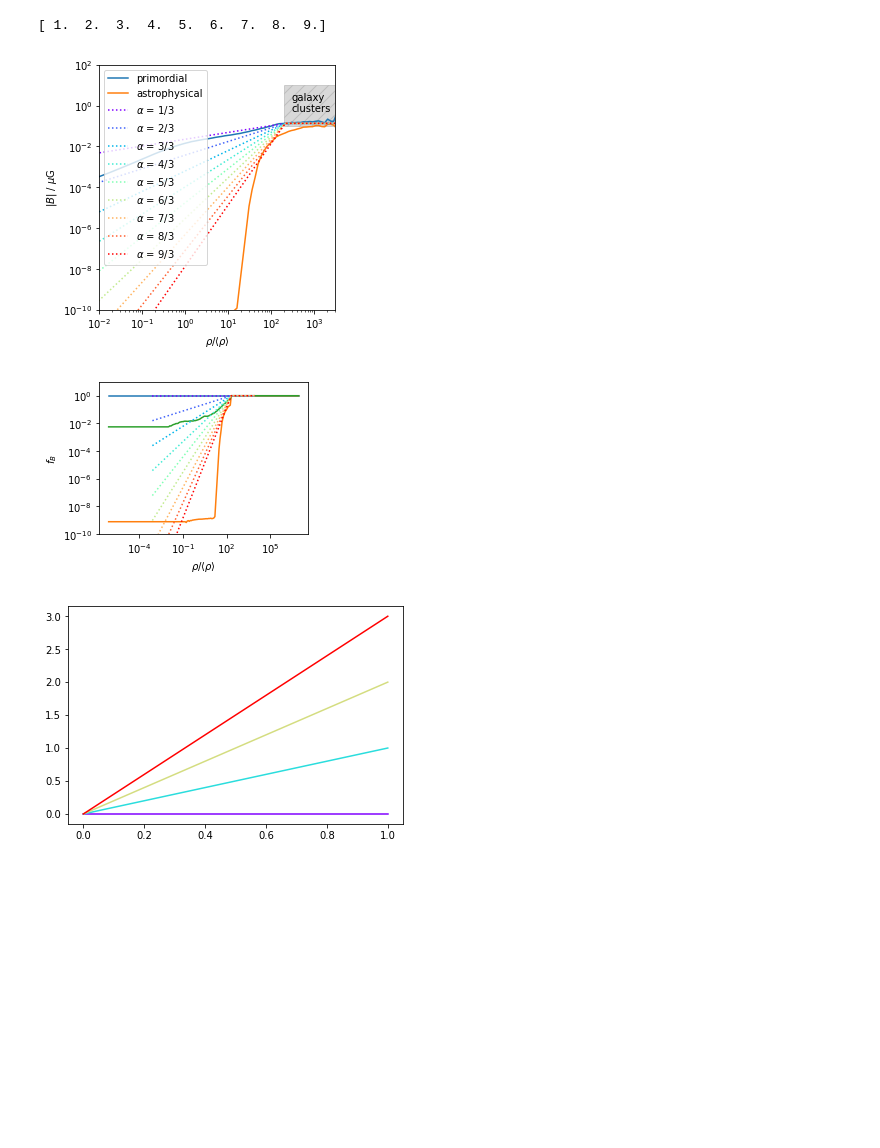
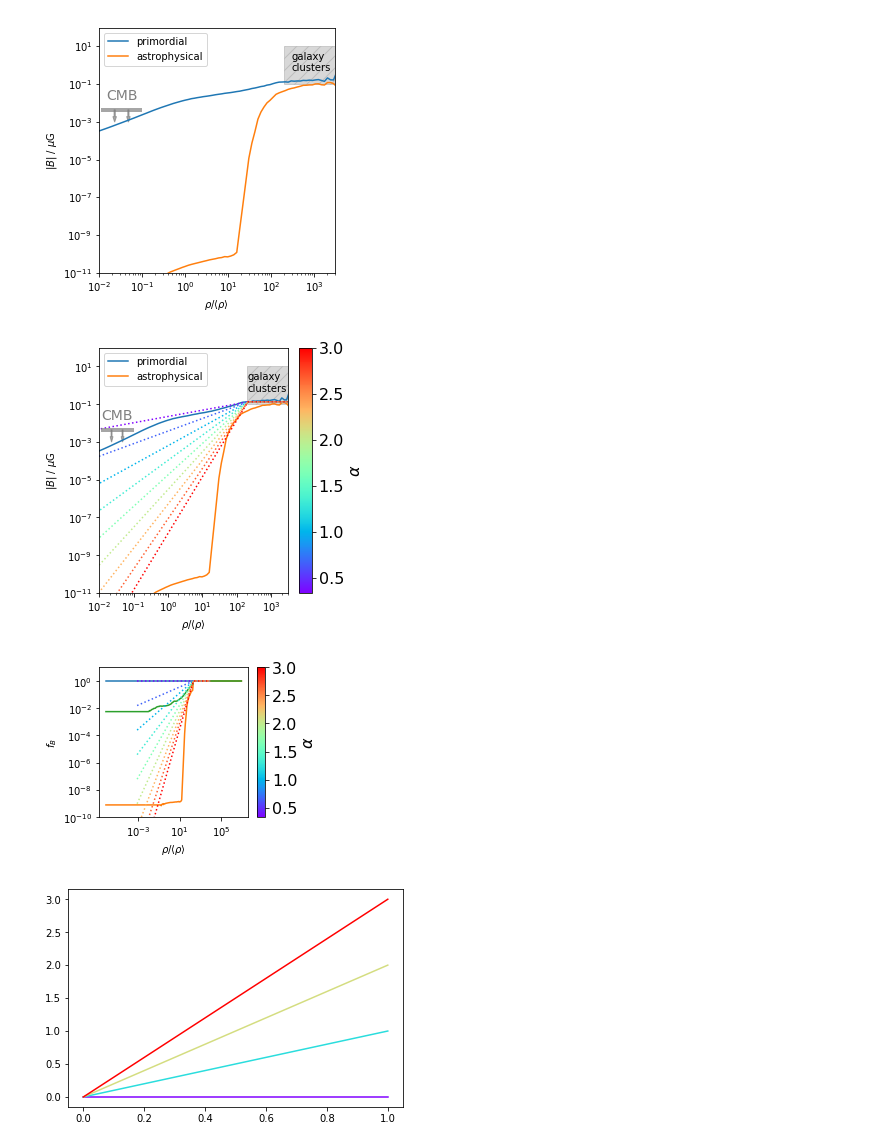
Before and after one commit to FRBs/PreFRBLE, a Jupyter notebook: notebooks/PreFRBLE_IGM_models.ipynb, the cells around one changed output. Cells and saved outputs as stored; diff of their text form; code cells hidden in the pictures; blank space fills up the shorter version.

```diff
--- a/notebooks/PreFRBLE_IGM_models.ipynb
+++ b/notebooks/PreFRBLE_IGM_models.ipynb
@@ -8,6 +8,10 @@ from bisect import bisect
 from Convenience import *
 # %%
 #fig, axs = plt.subplots(1,2,figsize=(8,3))
+
+fig, ax = plt.subplots(1,1,figsize=(4,4))
+plt.tight_layout()
+
 
 fig, ax1 = plt.subplots(1,1,figsize=(4,4))
 plt.tight_layout()
@@ -22,11 +26,13 @@ primordial = np.genfromtxt( root + 'rho2B_primordial_median.txt', names=True )
 rho = primordial['density']
 B = primordial['B']*1e10
 axs[0].loglog(rho, B, label='primordial')
+ax.loglog(rho, B, label='primordial')
 
 astrophysical = np.genfromtxt( root + 'rho2B_astrophysical_median.txt', names=True )
 rho_ = astrophysical['density']
 B_ = astrophysical['B']*1e11
 axs[0].loglog(rho_, B_, label='astrophysical')
+ax.loglog(rho_, B_, label='astrophysical')
 
 '''
 astrophysical = np.genfromtxt( root + 'rho2B_astrophysical_mean.txt', names=True )
@@ -59,48 +65,64 @@ B_0 = B[i_0]
 
 
 alphas = np.arange(1,10).astype('float') / 3
-print alphas*3
 colors = rainbow( np.linspace(0,1,len(alphas)) )
 for alpha, color in zip(alphas,colors):
     ## find B_0, such that B matches with known value at rho0
     B0 = B_0/rho_0**alpha
     B_ = rho**alpha * B0
     B_[i_0:] = B_0
     if alpha == alphas[0]:
         B = B_
     ## B renormalization factor
     renorm = B_/B
-    axs[0].loglog(rho, B_, linestyle=':', color=color, label=r"$\alpha$ = %.0f/3" % (alpha*3) )
+    axs[0].loglog(rho, B_, linestyle=':', color=color ) #, label=r"$\alpha$ = %.0f/3" % (alpha*3) )
     axs[1].loglog(rho, B_/B, linestyle=':', color=color )# , label=r"$\alpha$ = %.1f" % alpha)
     if True:
         with open( filename_relation % int(alpha*3), 'w' ) as f:
             f.write( "%s\t\t%s\n" % ( "density", "Renorm" ) )
             for d, r in zip( rho, renorm ):
                 f.write( "%e\t%e\n" % ( d, r ) )
             f.write( "%e\t%e\n" % ( rho[-1], 1 ) )
 
 
+ax.set_xlim(1e-2,3e3)
+ax.set_ylim(1e-11,100)
+axs[0].set_xlim(1e-2,3e3)
+axs[0].set_ylim(1e-11,100)
+axs[1].set_ylim(1e-10,10)
+ax.set_xlabel(r"$\rho/\langle\rho\rangle$")
+axs[0].set_xlabel(r"$\rho/\langle\rho\rangle$")
+axs[1].set_xlabel(r"$\rho/\langle\rho\rangle$")
+ax.set_ylabel(r"$|B|$ / $\mu$G")
+axs[0].set_ylabel(r"$|B|$ / $\mu$G")
+axs[1].set_ylabel(r"$f_B$")
+
+
+ax.fill([2e2,2e2,1e4,1e4],[1e-1,10,10,1e-1], hatch='//', facecolor='none', alpha=0.3, color='gray')
+ax.text(3e2, 0.5, 'galaxy\nclusters')
+PlotLimit( ax=ax, x=[1.1e-2,1e-1], y=[4.4e-3,4.4e-3], label='CMB', shift_text_vertical=0.02, lower_limit=False, arrow_length=0.05 )
+PlotLimit( ax=axs[0], x=[1.1e-2,1e-1], y=[4.4e-3,4.4e-3], label='CMB', shift_text_vertical=0.02, lower_limit=False, arrow_length=0.05 )
+
 axs[0].fill([2e2,2e2,1e4,1e4],[1e-1,10,10,1e-1], hatch='//', facecolor='none', alpha=0.3, color='gray')
-axs[0].text(3e2, 0.5, 'galaxy\nclusters')
+axs[0].text(2e2, 0.5, 'galaxy\nclusters')
 
+Colorbar( x=alphas, label=r"$\alpha$", ax=axs[0] )
+Colorbar( x=alphas, label=r"$\alpha$", ax=axs[1] )
+
+ax.legend()
 axs[0].legend()
 #axs[1].legend()
-axs[0].set_xlim(1e-2,3e3)
-axs[0].set_ylim(1e-10,100)
-axs[1].set_ylim(1e-10,10)
-axs[0].set_xlabel(r"$\rho/\langle\rho\rangle$")
-axs[1].set_xlabel(r"$\rho/\langle\rho\rangle$")
-axs[0].set_ylabel(r"$|B|$ / $\mu$G")
-axs[1].set_ylabel(r"$f_B$")
+
+
 
 plt.fill()
 plt.tight_layout()
 
 plt.show()
 # %% [output]
-[ 1.  2.  3.  4.  5.  6.  7.  8.  9.]
-[figure, old version]
+[figure, new version]
-[figure, old version]
+[figure, new version]
+[figure, added]
 # %%
 N=4
 colors= rainbow(np.linspace(0,1,N))
```
Also changed, not shown: parts of 2 cells of this notebook, 5 other files.
